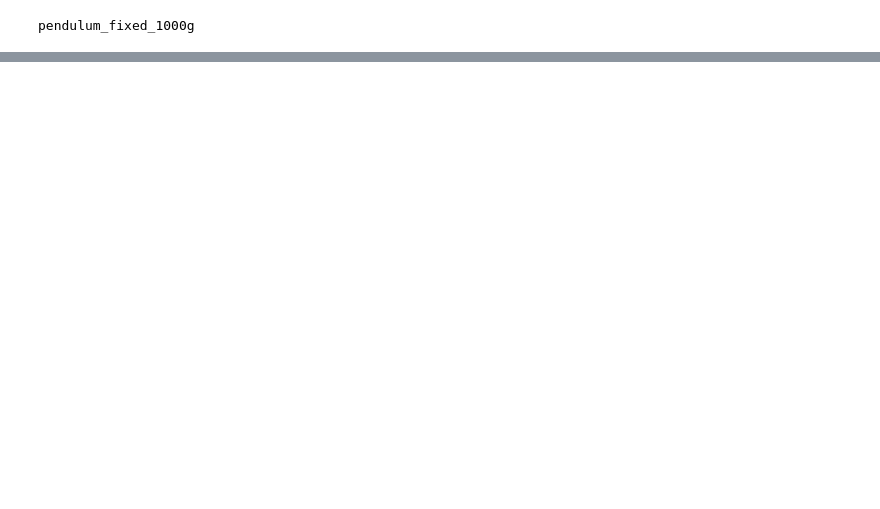
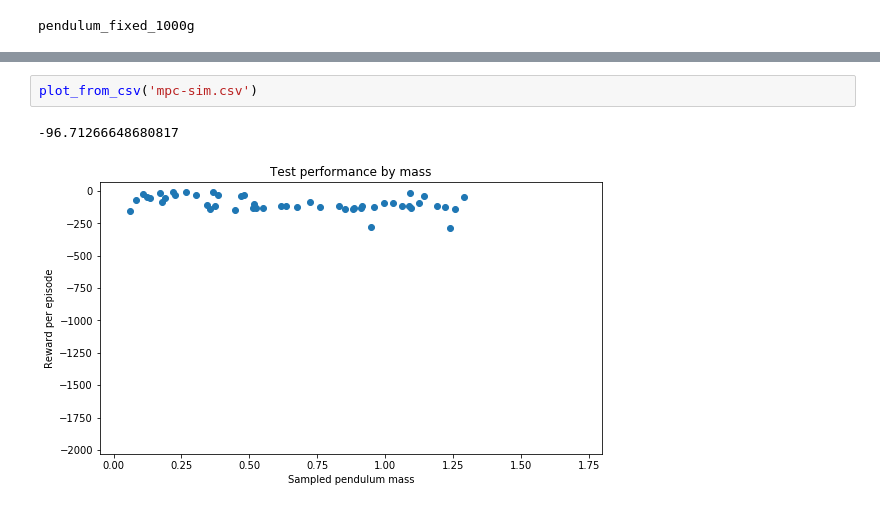
Before and after one commit to DarthPumpkin/generative-parametrizations, a Jupyter notebook: experiments/python/notebooks/analysis.ipynb, the cells around one changed output, grey strips where cells are left out. Cells and saved outputs as stored; diff of their text form; blank space fills up the shorter version.

```diff
--- a/experiments/python/notebooks/analysis.ipynb
+++ b/experiments/python/notebooks/analysis.ipynb
@@ -320,0 +355,5 @@ pendulum_fixed_1000g
+# %%
+plot_from_csv('mpc-sim.csv')
+# %% [output]
+-96.71266648680817
+[figure, added]
```
Also changed, not shown: parts of 5 cells of this notebook.
